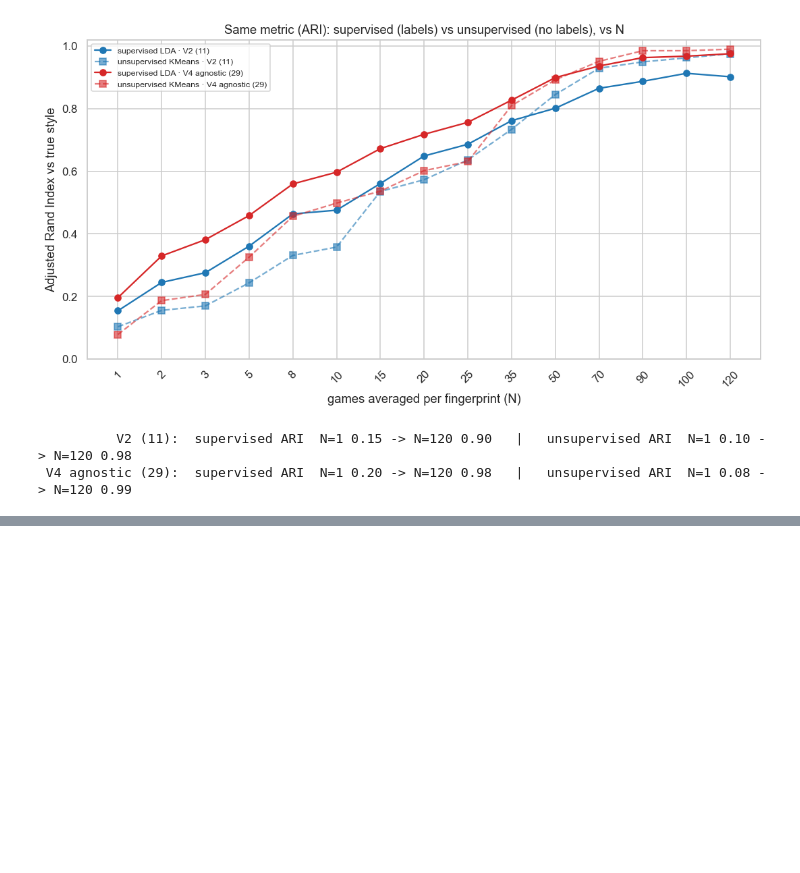
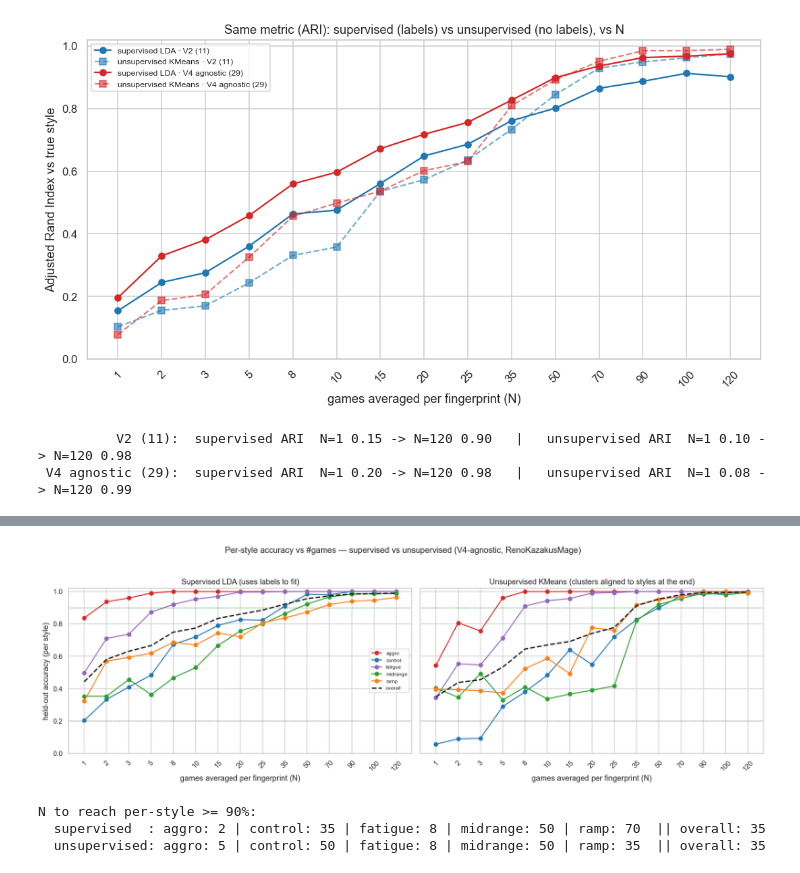
Before and after one commit to msipsb/JAIST-Internship, a Jupyter notebook: Log_Analysis/playstyle_SHOW_deck.ipynb, the cells around one changed output, grey strips where cells are left out. Drawn from its saved outputs; the diff is of its cells as text; code cells hidden in the pictures; blank space fills up the shorter version.

Commit message:
Revised graphs

```diff
--- a/Log_Analysis/playstyle_SHOW_deck.ipynb
+++ b/Log_Analysis/playstyle_SHOW_deck.ipynb
@@ -852,0 +868,54 @@ for tag, (uns, sup) in curves.items():
+# %%
+# PER-STYLE accuracy vs #games — supervised LDA vs unsupervised KMeans (like R4's panel 1).
+# Unsupervised has no labels while clustering, but the labels DO exist, so at the end we align
+# each cluster to a style (Hungarian, via cluster_confusion from setup) and then read off the
+# same per-style accuracy the supervised model reports. Same V4-agnostic held-out fingerprints
+# and same styling (STYLE_COLORS) as R4, so the two panels are directly comparable.
+# Reuses _split_by_style / _fps from the COMPARE cell above, and cluster_confusion / STYLE_* from setup.
+from sklearn.cluster import KMeans
+from sklearn.discriminant_analysis import LinearDiscriminantAnalysis
+
+Ns = [1, 2, 3, 5, 8, 10, 15, 20, 25, 35, 50, 70, 90, 100, 120]
+trby, teby = _split_by_style(games_mage, FEATURES_V4)     # V4 agnostic, held-out split (matches R4)
+
+sup_rows, uns_rows = [], []
+for N in Ns:
+    Xtr, ytr = _fps(trby, N, seed=10)
+    Xte, yte = _fps(teby, N, seed=20)                     # SAME test fingerprints for both methods
+    # supervised: LDA uses the labels while fitting
+    pred = LinearDiscriminantAnalysis().fit(Xtr, ytr).predict(Xte)
+    # unsupervised: KMeans with NO labels, then align clusters -> styles (labels used only here, at the end)
+    _, mapped = cluster_confusion(yte, KMeans(5, n_init=10, random_state=0).fit_predict(Xte))
+    sr = {"overall": (pred == yte).mean()}
+    ur = {"overall": (mapped == yte).mean()}
+    for s in STYLE_ORDER:
+        m = (yte == s)
+        sr[s] = (pred[m] == s).mean()
+        ur[s] = (mapped[m] == s).mean()
+    sup_rows.append(sr); uns_rows.append(ur)
+sup = pd.DataFrame(sup_rows, index=Ns); uns = pd.DataFrame(uns_rows, index=Ns)
+
+fig, ax = plt.subplots(1, 2, figsize=(16, 5.4), sharey=True)
+for j, (df, ttl) in enumerate([(sup, "Supervised LDA (uses labels to fit)"),
+                               (uns, "Unsupervised KMeans (clusters aligned to styles at the end)")]):
+    _xs = range(len(Ns))
+    for s in STYLE_ORDER:
+        ax[j].plot(_xs, df[s], "o-", color=STYLE_COLORS[s], label=s)
+    ax[j].plot(_xs, df["overall"], "k--", lw=2, label="overall")
+    ax[j].axhline(0.2, color="gray", ls=":", lw=1); ax[j].axhline(0.9, color="green", ls=":", lw=1)
+    ax[j].set_xticks(list(_xs)); ax[j].set_xticklabels(Ns, rotation=45); ax[j].set_ylim(0, 1.02)
+    ax[j].set_xlabel("games averaged per fingerprint (N)"); ax[j].set_title(ttl)
+ax[0].set_ylabel("held-out accuracy (per style)"); ax[0].legend(fontsize=8)
+fig.suptitle("Per-style accuracy vs #games — supervised vs unsupervised (V4-agnostic, RenoKazakusMage)", fontsize=13)
+fig.tight_layout(rect=[0, 0, 1, 0.95]); plt.show()
+
+def _firstN(df, col, thr=0.90):
+    hit = df.index[df[col] >= thr]; return int(hit[0]) if len(hit) else f">{Ns[-1]}"
+print("N to reach per-style >= 90%:")
+print("  supervised  : " + " | ".join(f"{s}: {_firstN(sup, s)}" for s in STYLE_ORDER) + f"  || overall: {_firstN(sup, 'overall')}")
+print("  unsupervised: " + " | ".join(f"{s}: {_firstN(uns, s)}" for s in STYLE_ORDER) + f"  || overall: {_firstN(uns, 'overall')}")
+# %% [output]
+[figure, added]
+N to reach per-style >= 90%:
+  supervised  : aggro: 2 | control: 35 | fatigue: 8 | midrange: 50 | ramp: 70  || overall: 35
+  unsupervised: aggro: 5 | control: 50 | fatigue: 8 | midrange: 50 | ramp: 35  || overall: 35
```
Also changed, not shown: parts of 21 cells of this notebook.
